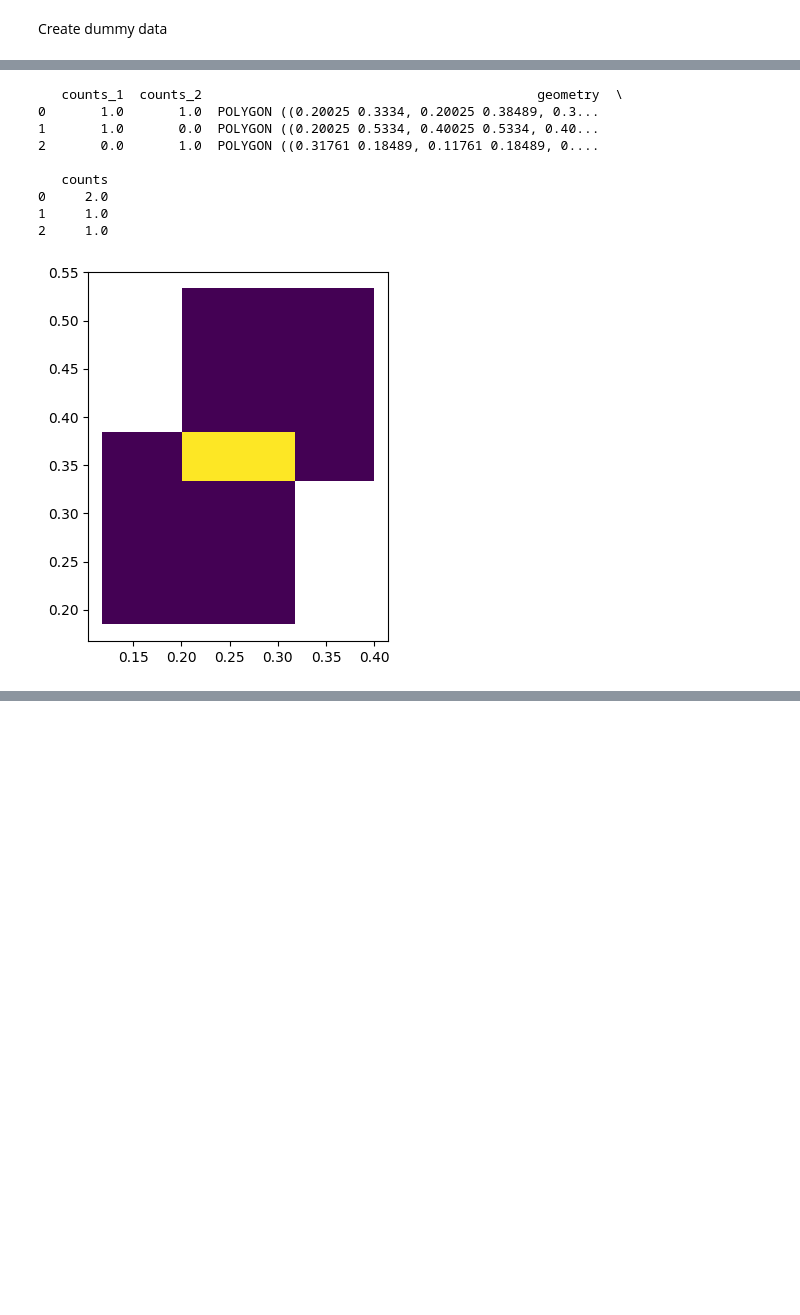
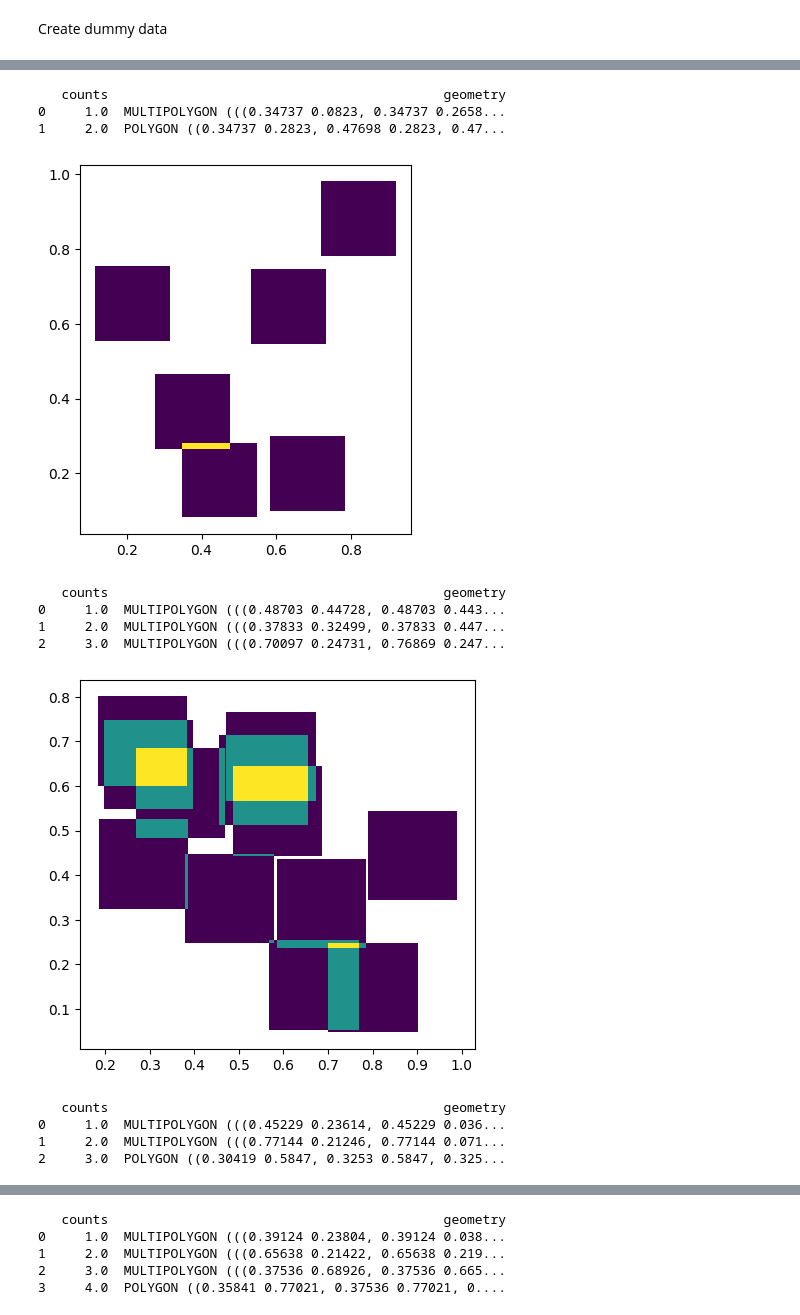
Before and after one commit to open-forest-observatory/scientific-python-utils, a Jupyter notebook: dev/test_overlapping.ipynb, the cells around one changed output, grey strips where cells are left out. Saved outputs shown, nothing was run; the diff lists cells and outputs as text; code cells hidden in the pictures; blank space fills up the shorter version.

Commit message:
Working merging of counts

```diff
--- a/dev/test_overlapping.ipynb
+++ b/dev/test_overlapping.ipynb
@@ -21,33 +21,37 @@ classified_polygons.plot("classes",alpha=0.3)
 # %%
 import matplotlib.pyplot as plt
 def merge_classified_polygons(classified_polygons, class_column=None):
     grouped = {k[0]:v for k, v in classified_polygons.groupby([class_column])}
     for k, v in grouped.items():
         v.drop("classes", axis=1, inplace=True)
         v["counts"] = 1
 
         overlay = v.iloc[0:1]
 
         for i in range(1, len(v)):
             overlay = gpd.overlay(overlay, v.iloc[i:i+1], how="union")
             overlay.fillna(0, inplace=True)
             overlay["counts"] = overlay["counts_1"] + overlay["counts_2"]
-            print(overlay)
-            overlay.plot("counts")
-            plt.show()
+            overlay.drop(["counts_1", "counts_2"], axis=1, inplace=True)
+        overlay.plot("counts")
+        overlay = overlay.dissolve("counts", as_index=False)
+        print(overlay)
+        plt.show()
     # Split by class
     # Group each class and count the number of contributions
-    #
 
 merge_classified_polygons(classified_polygons=classified_polygons, class_column="classes")
 # %% [output]
-   counts_1  counts_2                                           geometry  \
-0       1.0       1.0  POLYGON ((0.20025 0.3334, 0.20025 0.38489, 0.3...
-1       1.0       0.0  POLYGON ((0.20025 0.5334, 0.40025 0.5334, 0.40...
-2       0.0       1.0  POLYGON ((0.31761 0.18489, 0.11761 0.18489, 0....
-
-   counts
-0     2.0
-1     1.0
-2     1.0
+   counts                                           geometry
+0     1.0  MULTIPOLYGON (((0.34737 0.0823, 0.34737 0.2658...
+1     2.0  POLYGON ((0.34737 0.2823, 0.47698 0.2823, 0.47...
-[figure, old version]
+[figure, new version]
+   counts                                           geometry
+0     1.0  MULTIPOLYGON (((0.48703 0.44728, 0.48703 0.443...
+1     2.0  MULTIPOLYGON (((0.37833 0.32499, 0.37833 0.447...
+2     3.0  MULTIPOLYGON (((0.70097 0.24731, 0.76869 0.247...
+[figure, added]
+   counts                                           geometry
+0     1.0  MULTIPOLYGON (((0.45229 0.23614, 0.45229 0.036...
+1     2.0  MULTIPOLYGON (((0.77144 0.21246, 0.77144 0.071...
+2     3.0  POLYGON ((0.30419 0.5847, 0.3253 0.5847, 0.325...
@@ -53,0 +59,5 @@ merge_classified_polygons(classified_polygons=classified_polygons, class_column=
+   counts                                           geometry
+0     1.0  MULTIPOLYGON (((0.39124 0.23804, 0.39124 0.038...
+1     2.0  MULTIPOLYGON (((0.65638 0.21422, 0.65638 0.219...
+2     3.0  MULTIPOLYGON (((0.37536 0.68926, 0.37536 0.665...
+3     4.0  POLYGON ((0.35841 0.77021, 0.37536 0.77021, 0....
```
Also changed, not shown: parts of 2 cells of this notebook.
